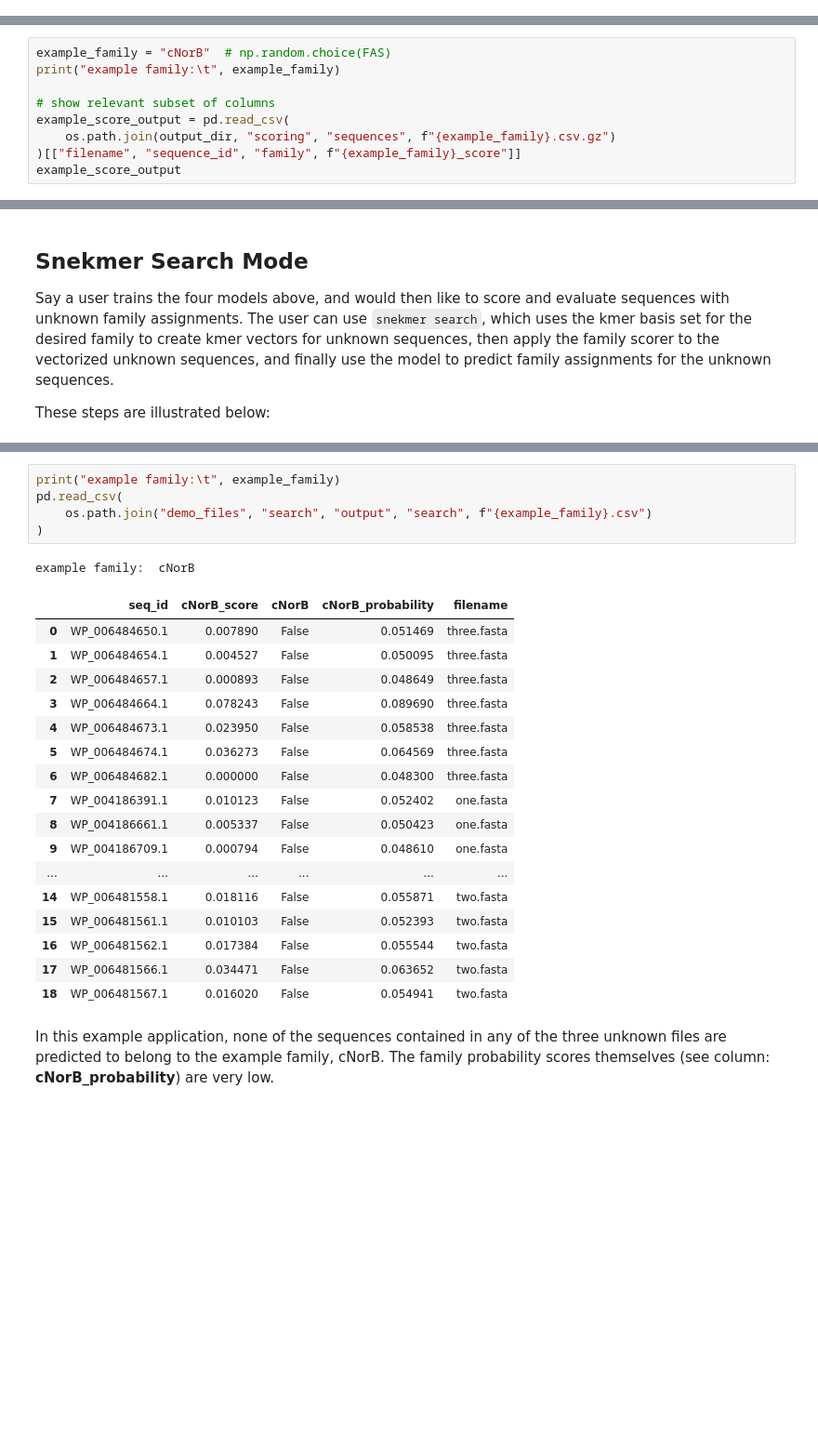
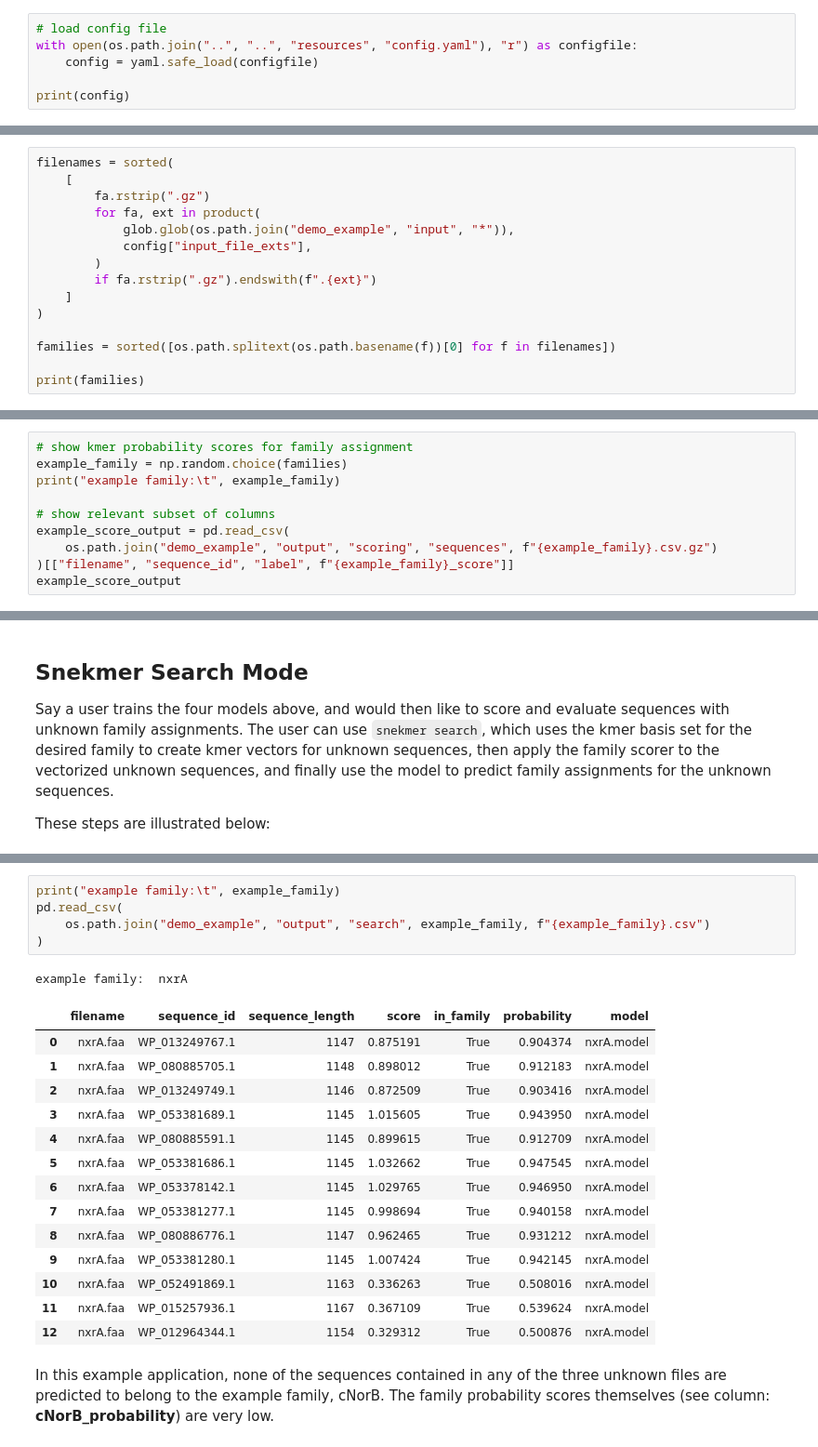
Before and after one commit to PNNL-CompBio/Snekmer, a Jupyter notebook: resources/tutorial/snekmer_demo.ipynb, the cells around one changed output, grey strips where cells are left out. Shown: that part at 93% size. Saved outputs shown, nothing was run; the diff lists cells and outputs as text; blank space fills up the shorter version.

Commit message:
[demo] Streamline files

```diff
--- a/resources/tutorial/snekmer_demo.ipynb
+++ b/resources/tutorial/snekmer_demo.ipynb
@@ -461,0 +56,6 @@ start time -> end time: 0h 00m 00.137s
+# %%
+# load config file
+with open(os.path.join("..", "..", "resources", "config.yaml"), "r") as configfile:
+    config = yaml.safe_load(configfile)
+
+print(config)
@@ -461,0 +64,15 @@ start time -> end time: 0h 00m 00.137s
+# %%
+filenames = sorted(
+    [
+        fa.rstrip(".gz")
+        for fa, ext in product(
+            glob.glob(os.path.join("demo_example", "input", "*")),
+            config["input_file_exts"],
+        )
+        if fa.rstrip(".gz").endswith(f".{ext}")
+    ]
+)
+
+families = sorted([os.path.splitext(os.path.basename(f))[0] for f in filenames])
+
+print(families)
@@ -579,0 +113,10 @@ end time:       2022-09-27 14:10:48.628768
+# %%
+# show kmer probability scores for family assignment
+example_family = np.random.choice(families)
+print("example family:\t", example_family)
+
+# show relevant subset of columns
+example_score_output = pd.read_csv(
+    os.path.join("demo_example", "output", "scoring", "sequences", f"{example_family}.csv.gz")
+)[["filename", "sequence_id", "label", f"{example_family}_score"]]
+example_score_output
@@ -580,11 +160,2 @@ end time:       2022-09-27 14:10:48.628768
 # %% [markdown]
 The contents of one of these dataframes is as follows:
-# %%
-example_family = "cNorB"  # np.random.choice(FAS)
-print("example family:\t", example_family)
-
-# show relevant subset of columns
-example_score_output = pd.read_csv(
-    os.path.join(output_dir, "scoring", "sequences", f"{example_family}.csv.gz")
-)[["filename", "sequence_id", "family", f"{example_family}_score"]]
-example_score_output
@@ -972,26 +190,23 @@ total time:     0h 00m 02.352s
 # %%
 print("example family:\t", example_family)
 pd.read_csv(
-    os.path.join("demo_files", "search", "output", "search", f"{example_family}.csv")
+    os.path.join("demo_example", "output", "search", example_family, f"{example_family}.csv")
 )
 # %% [output]
-example family:  cNorB
+example family:  nxrA
-|  | seq_id | cNorB_score | cNorB | cNorB_probability | filename |
-| 0 | WP_006484650.1 | 0.007890 | False | 0.051469 | three.fasta |
-| 1 | WP_006484654.1 | 0.004527 | False | 0.050095 | three.fasta |
-| 2 | WP_006484657.1 | 0.000893 | False | 0.048649 | three.fasta |
-| 3 | WP_006484664.1 | 0.078243 | False | 0.089690 | three.fasta |
-| 4 | WP_006484673.1 | 0.023950 | False | 0.058538 | three.fasta |
-| 5 | WP_006484674.1 | 0.036273 | False | 0.064569 | three.fasta |
-| 6 | WP_006484682.1 | 0.000000 | False | 0.048300 | three.fasta |
-| 7 | WP_004186391.1 | 0.010123 | False | 0.052402 | one.fasta |
-| 8 | WP_004186661.1 | 0.005337 | False | 0.050423 | one.fasta |
-| 9 | WP_004186709.1 | 0.000794 | False | 0.048610 | one.fasta |
-| ... | ... | ... | ... | ... | ... |
-| 14 | WP_006481558.1 | 0.018116 | False | 0.055871 | two.fasta |
-| 15 | WP_006481561.1 | 0.010103 | False | 0.052393 | two.fasta |
-| 16 | WP_006481562.1 | 0.017384 | False | 0.055544 | two.fasta |
-| 17 | WP_006481566.1 | 0.034471 | False | 0.063652 | two.fasta |
-| 18 | WP_006481567.1 | 0.016020 | False | 0.054941 | two.fasta |
+|  | filename | sequence_id | sequence_length | score | in_family | probability | model |
+| 0 | nxrA.faa | WP_013249767.1 | 1147 | 0.875191 | True | 0.904374 | nxrA.model |
+| 1 | nxrA.faa | WP_080885705.1 | 1148 | 0.898012 | True | 0.912183 | nxrA.model |
+| 2 | nxrA.faa | WP_013249749.1 | 1146 | 0.872509 | True | 0.903416 | nxrA.model |
+| 3 | nxrA.faa | WP_053381689.1 | 1145 | 1.015605 | True | 0.943950 | nxrA.model |
+| 4 | nxrA.faa | WP_080885591.1 | 1145 | 0.899615 | True | 0.912709 | nxrA.model |
+| 5 | nxrA.faa | WP_053381686.1 | 1145 | 1.032662 | True | 0.947545 | nxrA.model |
+| 6 | nxrA.faa | WP_053378142.1 | 1145 | 1.029765 | True | 0.946950 | nxrA.model |
+| 7 | nxrA.faa | WP_053381277.1 | 1145 | 0.998694 | True | 0.940158 | nxrA.model |
+| 8 | nxrA.faa | WP_080886776.1 | 1147 | 0.962465 | True | 0.931212 | nxrA.model |
+| 9 | nxrA.faa | WP_053381280.1 | 1145 | 1.007424 | True | 0.942145 | nxrA.model |
+| 10 | nxrA.faa | WP_052491869.1 | 1163 | 0.336263 | True | 0.508016 | nxrA.model |
+| 11 | nxrA.faa | WP_015257936.1 | 1167 | 0.367109 | True | 0.539624 | nxrA.model |
+| 12 | nxrA.faa | WP_012964344.1 | 1154 | 0.329312 | True | 0.500876 | nxrA.model |
 # %% [markdown]
 In this example application, none of the sequences contained in any of the three unknown files are predicted to belong to the example family, cNorB. The family probability scores themselves (see column: **cNorB_probability**) are very low.
```
Also changed, not shown: parts of 51 cells of this notebook, 5 other files.
